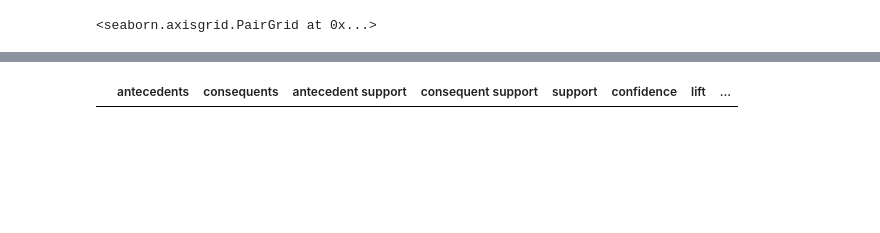
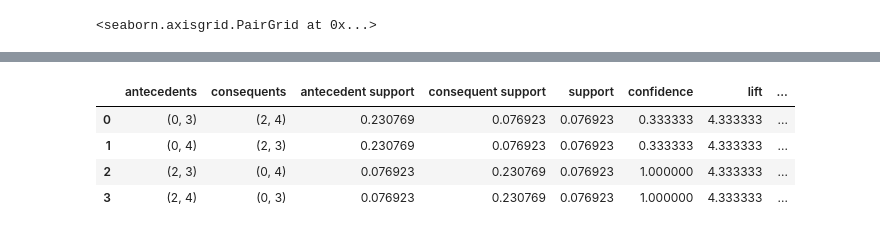
Before and after one commit to a19990506/Hello-World, a Jupyter notebook: Day3/hw3.ipynb, the cells around one changed output, grey strips where cells are left out. Cells and saved outputs as stored; diff of their text form; code cells hidden in the pictures; blank space fills up the shorter version.

```diff
--- a/Day3/hw3.ipynb
+++ b/Day3/hw3.ipynb
@@ -179,6 +184,12 @@ tfidf = transformer.fit_transform(X)
+# %%
+from sklearn import feature_extraction
+from sklearn.feature_extraction.text import TfidfTransformer
+
+## [原生 python 寫法]
+transformer = TfidfTransformer()
+tfidf_gen = transformer.fit_transform(wfm) # 產生一個 tfidf 矩陣的 generator
 # %%
-len(corpus)
-features = tfidf.toarray()
+features = tfidf_gen.toarray()
 labels = data['title'].values
 labels
 # %% [output]
@@ -288,10 +284,10 @@ for i in range(len(features)):
 from mlxtend.preprocessing import TransactionEncoder
 
 te = TransactionEncoder()
-te_ary = te.fit(dataset).transform(dataset)
-df = pandas.DataFrame(te_ary, columns=te.columns_)
+te_ary = te.fit(data).transform(data)
+df = pd.DataFrame(te_ary, columns=te.columns_)
 graph = df.T
-graph.columns = data['title']
+graph.columns = list(df.index)
 # %%
 graph.head()
 # %% [output]
@@ -357,5 +338,5 @@ rules.head()
 # %%
-rules = association_rules(result, metric="lift", min_threshold=1.2)
+rules = association_rules(result, metric="lift", min_threshold=4)
 rules.head()
 # %% [output]
 |  | antecedents | consequents | antecedent support | consequent support | support | confidence | lift | ... |
@@ -375,10 +356,14 @@ rules.head()
 # %%
-out = rules[ (rules['antecedant_len'] >= 2) &
-       (rules['confidence'] > 0.75) &
-       (rules['lift'] > 1.2) ]
+out = rules[ (rules['antecedant_len'] >= 1) &
+       (rules['confidence'] > 0) &
+       (rules['lift'] > 1) ]
 out.head()
 # %% [output]
 |  | antecedents | consequents | antecedent support | consequent support | support | confidence | lift | ... |
+| 0 | (0, 3) | (2, 4) | 0.230769 | 0.076923 | 0.076923 | 0.333333 | 4.333333 | ... |
+| 1 | (0, 4) | (2, 3) | 0.230769 | 0.076923 | 0.076923 | 0.333333 | 4.333333 | ... |
+| 2 | (2, 3) | (0, 4) | 0.076923 | 0.230769 | 0.076923 | 1.000000 | 4.333333 | ... |
+| 3 | (2, 4) | (0, 3) | 0.076923 | 0.230769 | 0.076923 | 1.000000 | 4.333333 | ... |
 # %%
 support = rules['support']
 confidence = rules['confidence']
```
Also changed, not shown: parts of 29 cells of this notebook.
